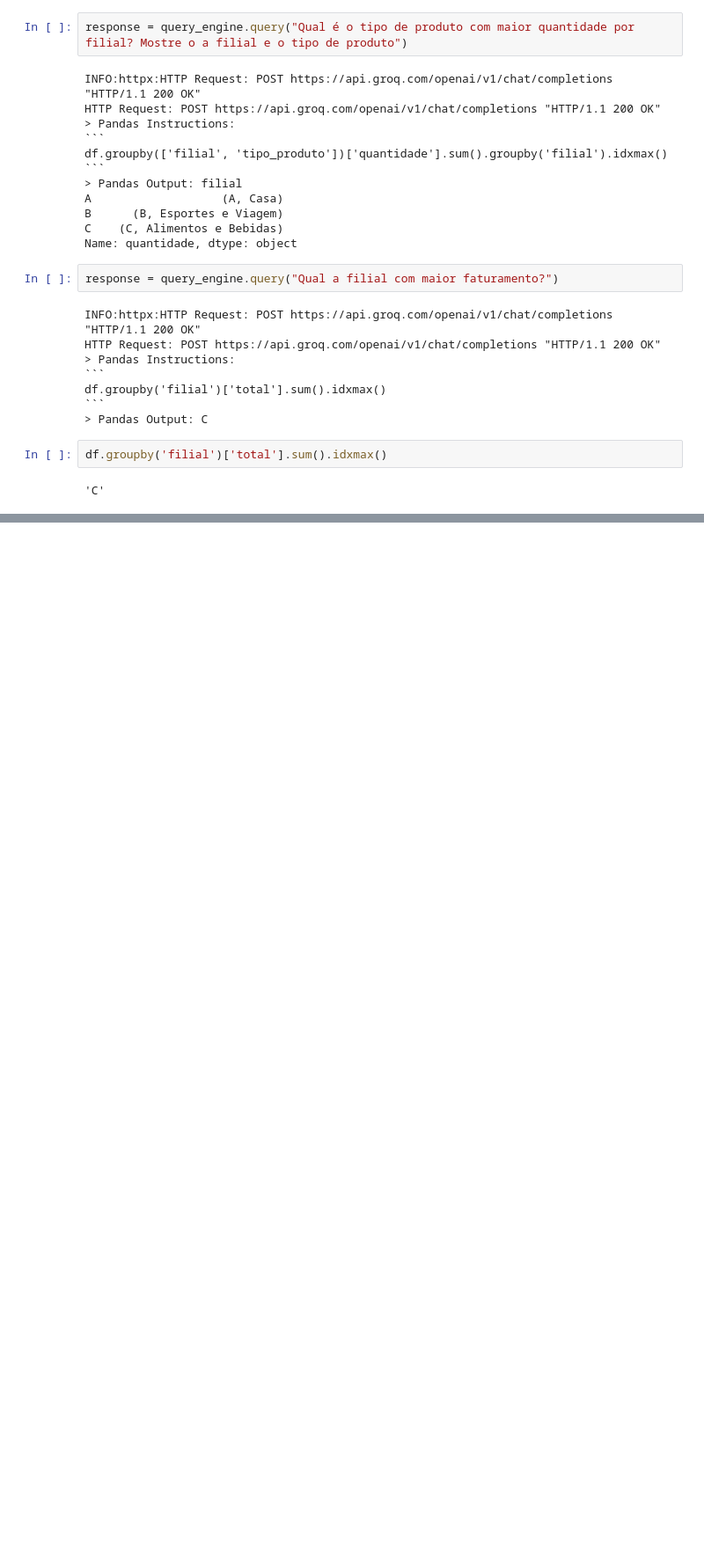
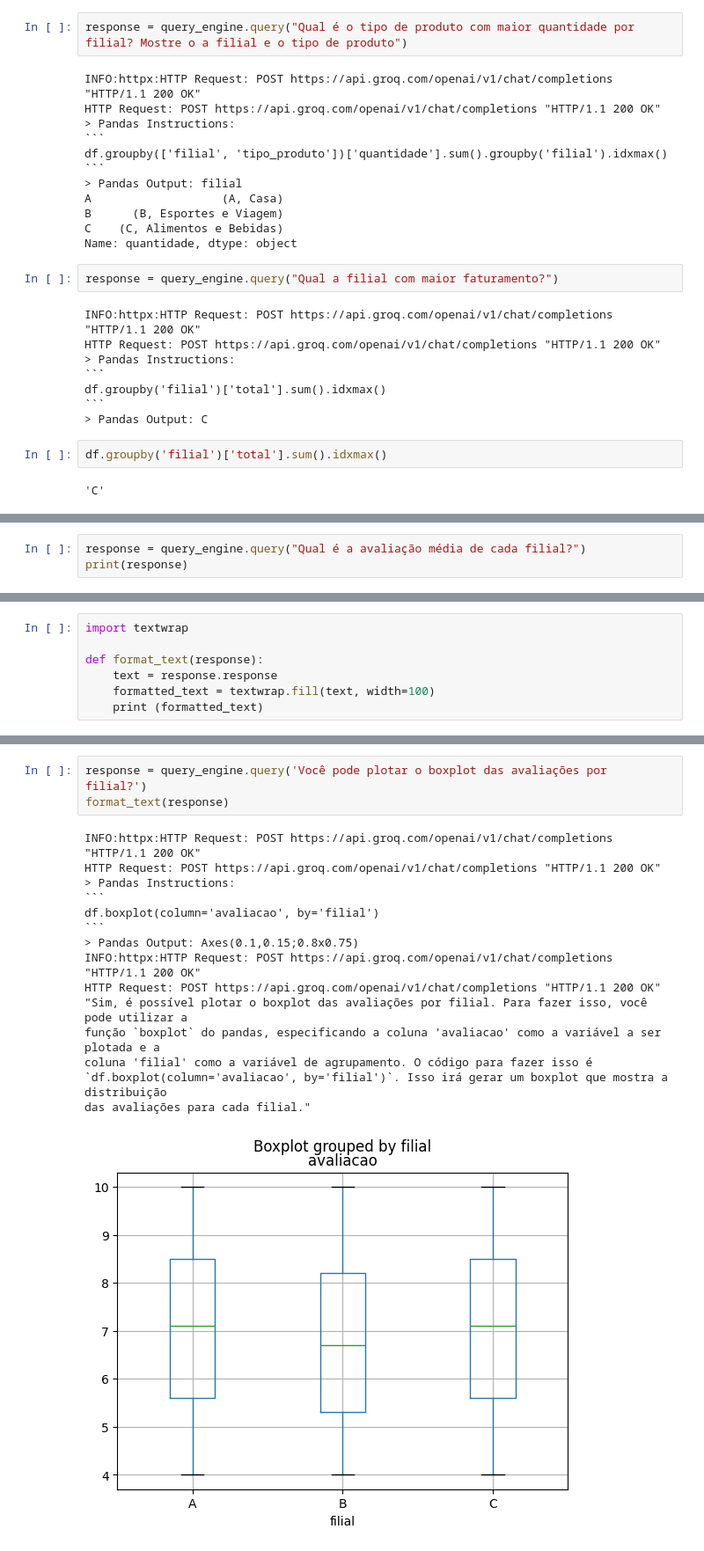
Before and after one commit to josielborges/llama-index-study, a Jupyter notebook: llama_pandas.ipynb, the cells around one changed output, grey strips where cells are left out. Shown at 88% size. Saved outputs shown, nothing was run; the diff lists cells and outputs as text; blank space fills up the shorter version.

````diff
--- a/llama_pandas.ipynb
+++ b/llama_pandas.ipynb
@@ -94,0 +97,3 @@ df.groupby('filial')['total'].sum().idxmax()
+# %%
+response = query_engine.query("Qual é a avaliação média de cada filial?")
+print(response)
@@ -94,0 +115,7 @@ df.groupby('filial')['total'].sum().idxmax()
+# %%
+import textwrap
+
+def format_text(response):
+    text = response.response
+    formatted_text = textwrap.fill(text, width=100)
+    print (formatted_text)
@@ -94,0 +239,19 @@ df.groupby('filial')['total'].sum().idxmax()
+# %%
+response = query_engine.query('Você pode plotar o boxplot das avaliações por filial?')
+format_text(response)
+# %% [output]
+INFO:httpx:HTTP Request: POST https://api.groq.com/openai/v1/chat/completions "HTTP/1.1 200 OK"
+HTTP Request: POST https://api.groq.com/openai/v1/chat/completions "HTTP/1.1 200 OK"
+> Pandas Instructions:
+```
+df.boxplot(column='avaliacao', by='filial')
+```
+> Pandas Output: Axes(0.1,0.15;0.8x0.75)
+INFO:httpx:HTTP Request: POST https://api.groq.com/openai/v1/chat/completions "HTTP/1.1 200 OK"
+HTTP Request: POST https://api.groq.com/openai/v1/chat/completions "HTTP/1.1 200 OK"
+"Sim, é possível plotar o boxplot das avaliações por filial. Para fazer isso, você pode utilizar a
+função `boxplot` do pandas, especificando a coluna 'avaliacao' como a variável a ser plotada e a
+coluna 'filial' como a variável de agrupamento. O código para fazer isso é
+`df.boxplot(column='avaliacao', by='filial')`. Isso irá gerar um boxplot que mostra a distribuição
+das avaliações para cada filial."
+[figure, added]
````
Also changed, not shown: parts of 12 cells of this notebook, 2 other files.
